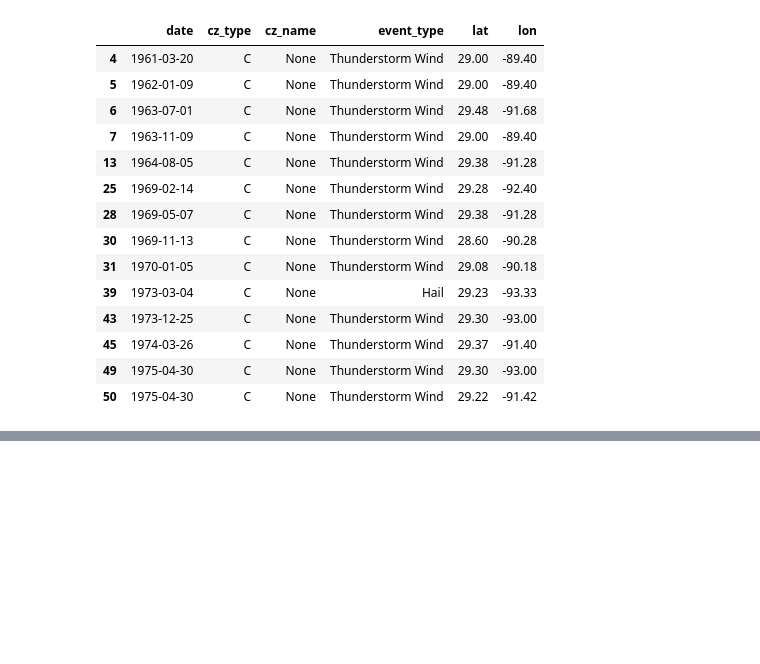
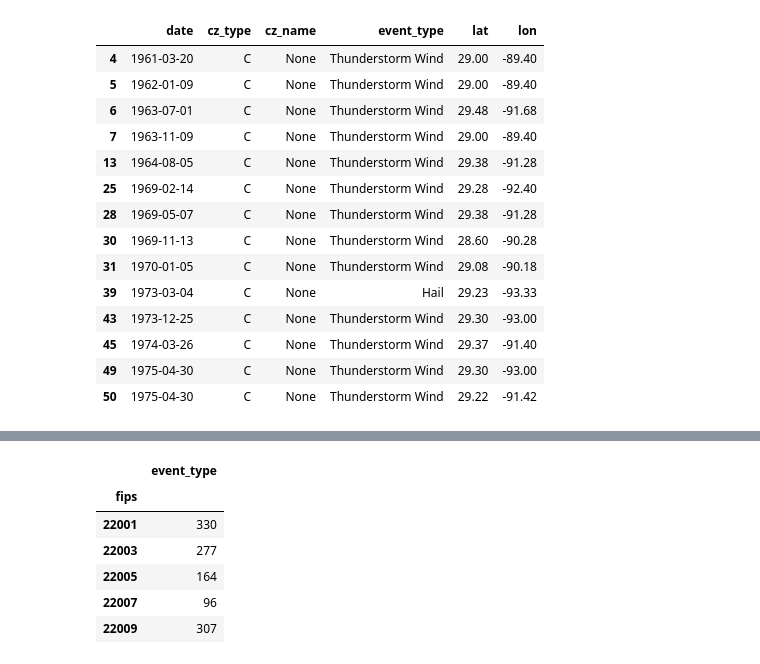
Before and after one commit to jennyrhee/flood-events, a Jupyter notebook: notebooks/data_wrangling.ipynb, the cells around one changed output, grey strips where cells are left out. Cells and saved outputs as stored; diff of their text form; code cells hidden in the pictures; blank space fills up the shorter version.

```diff
--- a/notebooks/data_wrangling.ipynb
+++ b/notebooks/data_wrangling.ipynb
@@ -456,0 +446,11 @@ df.head()
+# %%
+test2 = test.groupby('fips').count()
+test2.head()
+# %% [output]
+|  | event_type |
+| fips |  |
+| 22001 | 330 |
+| 22003 | 277 |
+| 22005 | 164 |
+| 22007 | 96 |
+| 22009 | 307 |
```
Also changed, not shown: parts of 9 cells of this notebook.
